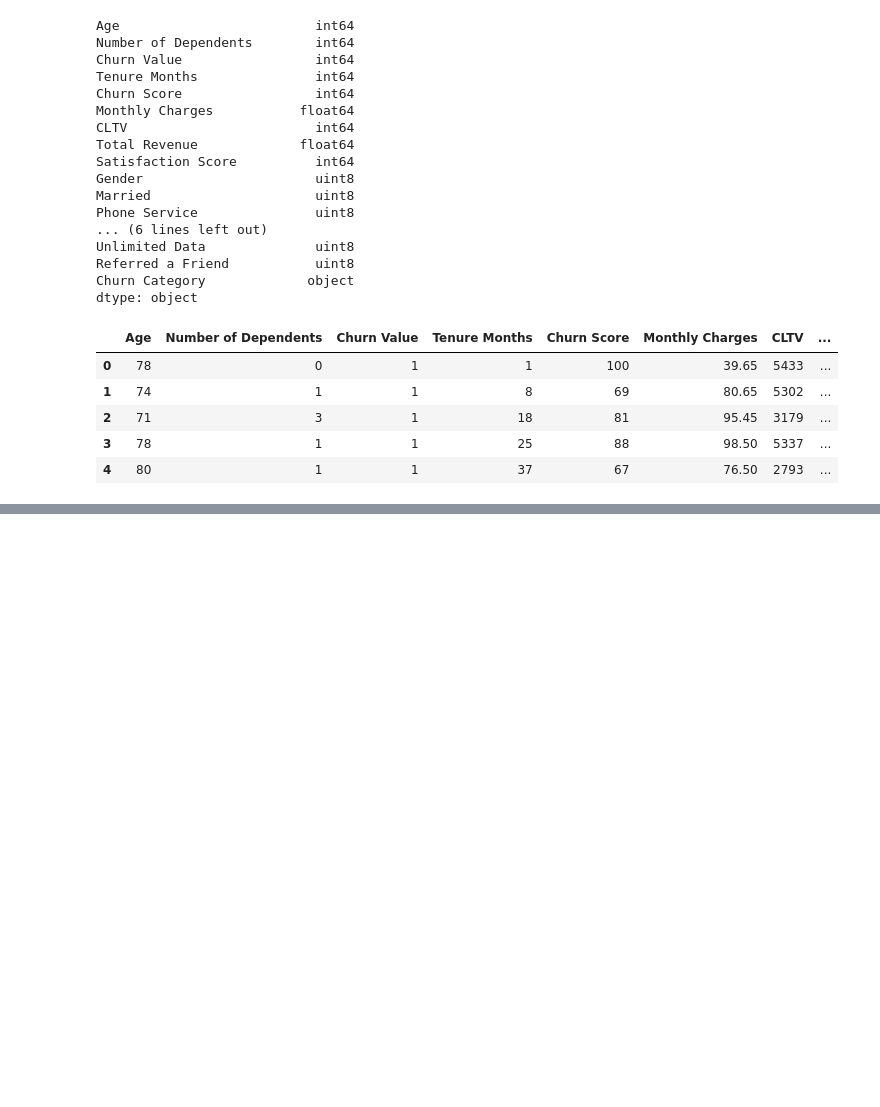
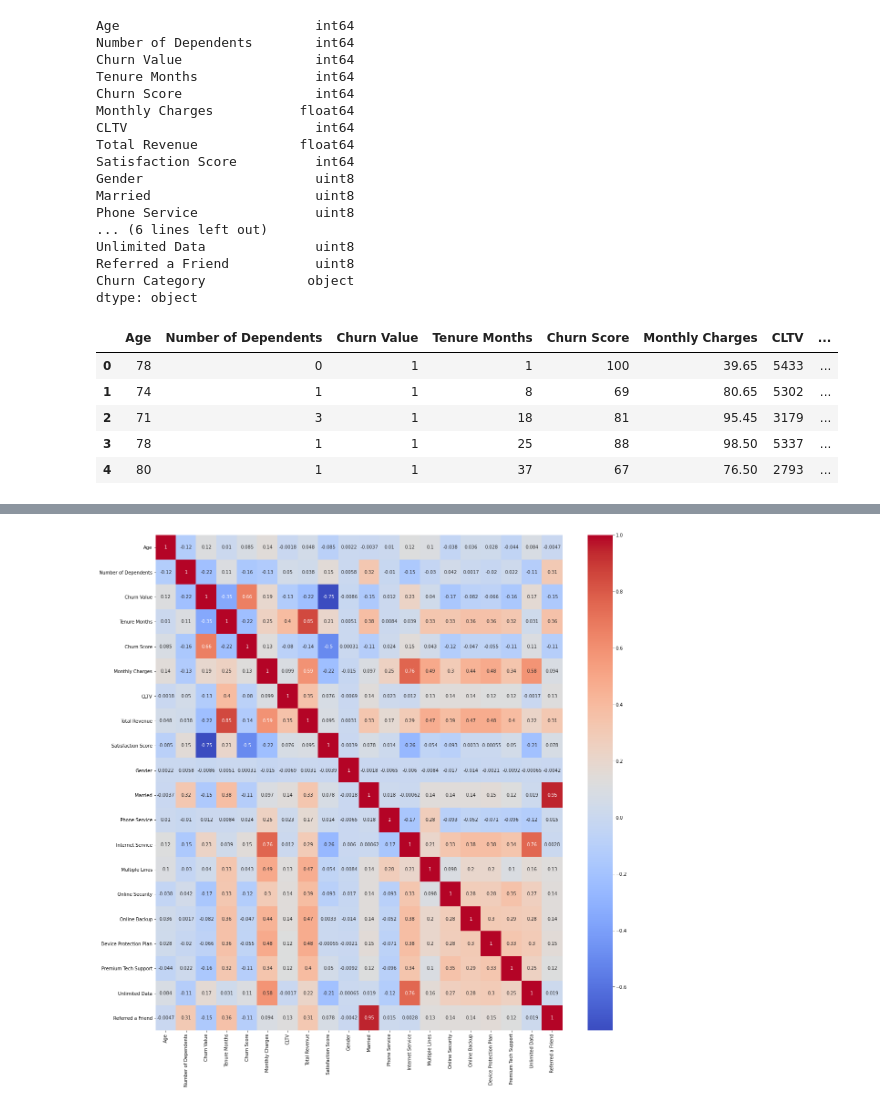
Before and after one commit to Ahmedmma72/Customer-Churn-Analysis-For-Telecommunication, a Jupyter notebook: Q3/q3.ipynb, the cells around one changed output, grey strips where cells are left out. Saved outputs shown, nothing was run; the diff lists cells and outputs as text; code cells hidden in the pictures; blank space fills up the shorter version.

```diff
--- a/Q3/q3.ipynb
+++ b/Q3/q3.ipynb
@@ -65,0 +95,7 @@ dataset.head()
+# %%
+#visualize the correlation between the features
+plt.figure(figsize=(20,20))
+sns.heatmap(dataset.corr(), annot=True, cmap='coolwarm')
+plt.show()
+# %% [output]
+[figure, added]
```
Also changed, not shown: parts of 6 cells of this notebook.
